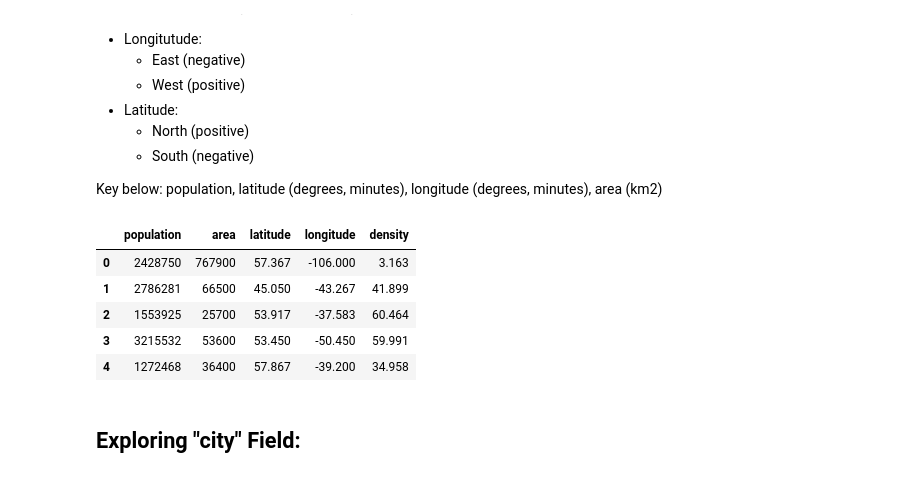
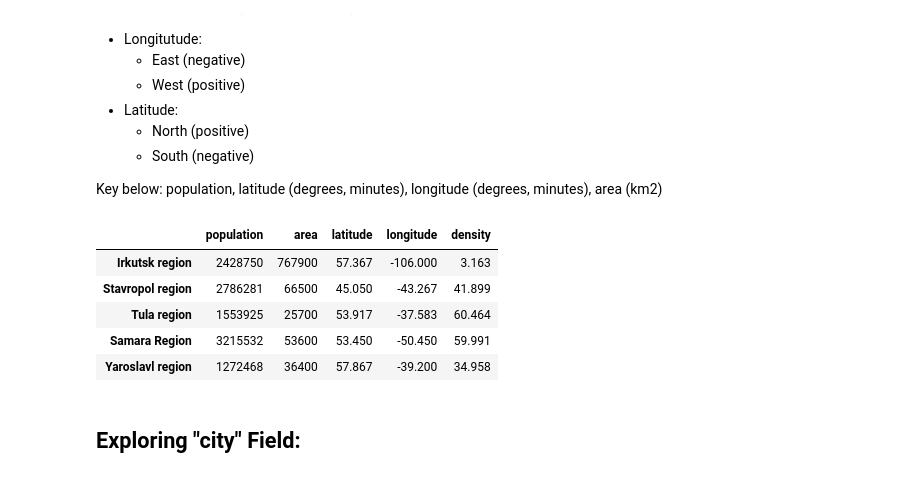
Before and after one commit to gestalt-howard/avito-demand-prediction, a Jupyter notebook: scripts/Stage_0_Data_Exploration.ipynb, the cells around one changed output. Cells and saved outputs as stored; diff of their text form; code cells hidden in the pictures.

```diff
--- a/scripts/Stage_0_Data_Exploration.ipynb
+++ b/scripts/Stage_0_Data_Exploration.ipynb
@@ -239,13 +248,13 @@ export_region_df.to_csv(scripts_path + 'region_info_df.csv', index=None)
 # %%
-export_region_df = pd.read_csv(scripts_path + 'region_info_df.csv')
+export_region_df = pd.read_csv(scripts_path + 'region_info_df.csv', index_col=0)
 export_region_df.head()
 # %% [output]
 |  | population | area | latitude | longitude | density |
-| 0 | 2428750 | 767900 | 57.367 | -106.000 | 3.163 |
-| 1 | 2786281 | 66500 | 45.050 | -43.267 | 41.899 |
-| 2 | 1553925 | 25700 | 53.917 | -37.583 | 60.464 |
-| 3 | 3215532 | 53600 | 53.450 | -50.450 | 59.991 |
-| 4 | 1272468 | 36400 | 57.867 | -39.200 | 34.958 |
+| Irkutsk region | 2428750 | 767900 | 57.367 | -106.000 | 3.163 |
+| Stavropol region | 2786281 | 66500 | 45.050 | -43.267 | 41.899 |
+| Tula region | 1553925 | 25700 | 53.917 | -37.583 | 60.464 |
+| Samara Region | 3215532 | 53600 | 53.450 | -50.450 | 59.991 |
+| Yaroslavl region | 1272468 | 36400 | 57.867 | -39.200 | 34.958 |
 # %% [markdown]
 ## Exploring "city" Field:
 # %%
```
Also changed, not shown: parts of 89 cells of this notebook, 3 other files.
